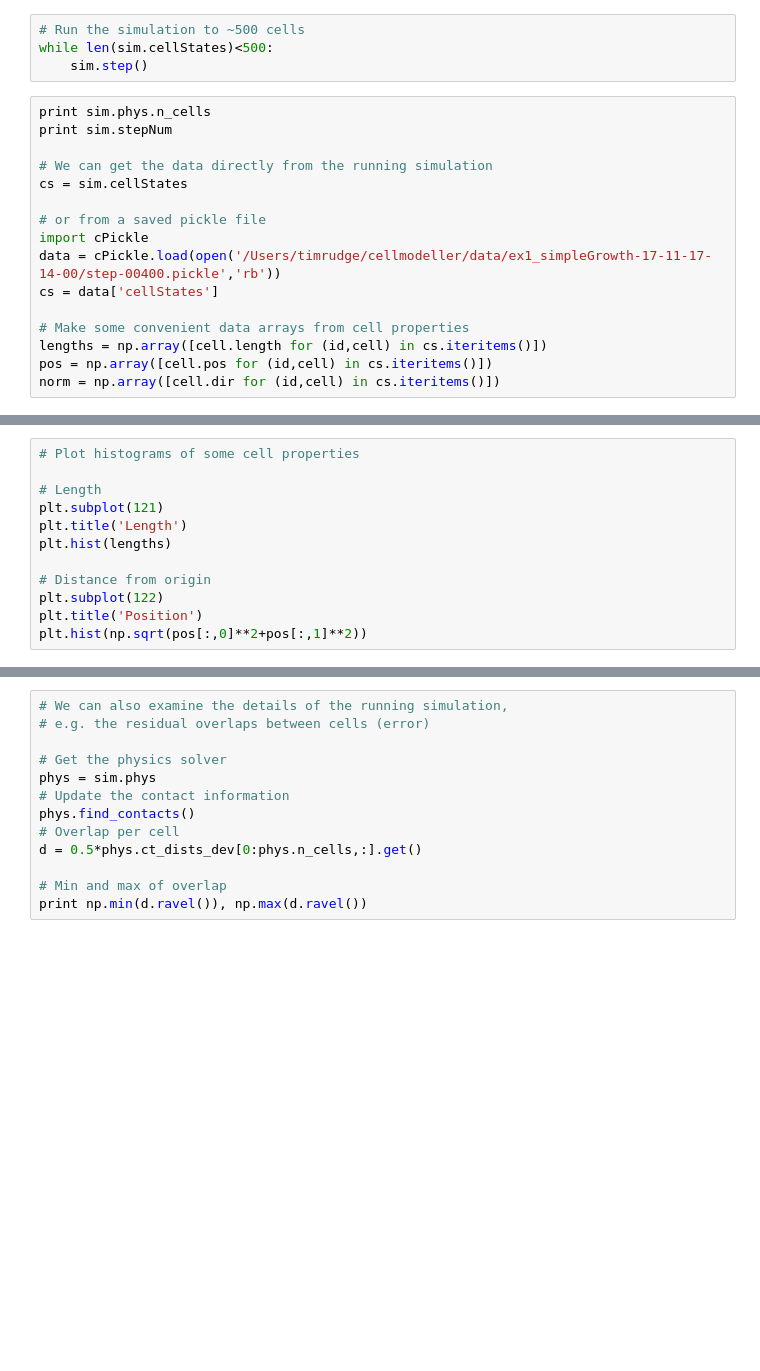
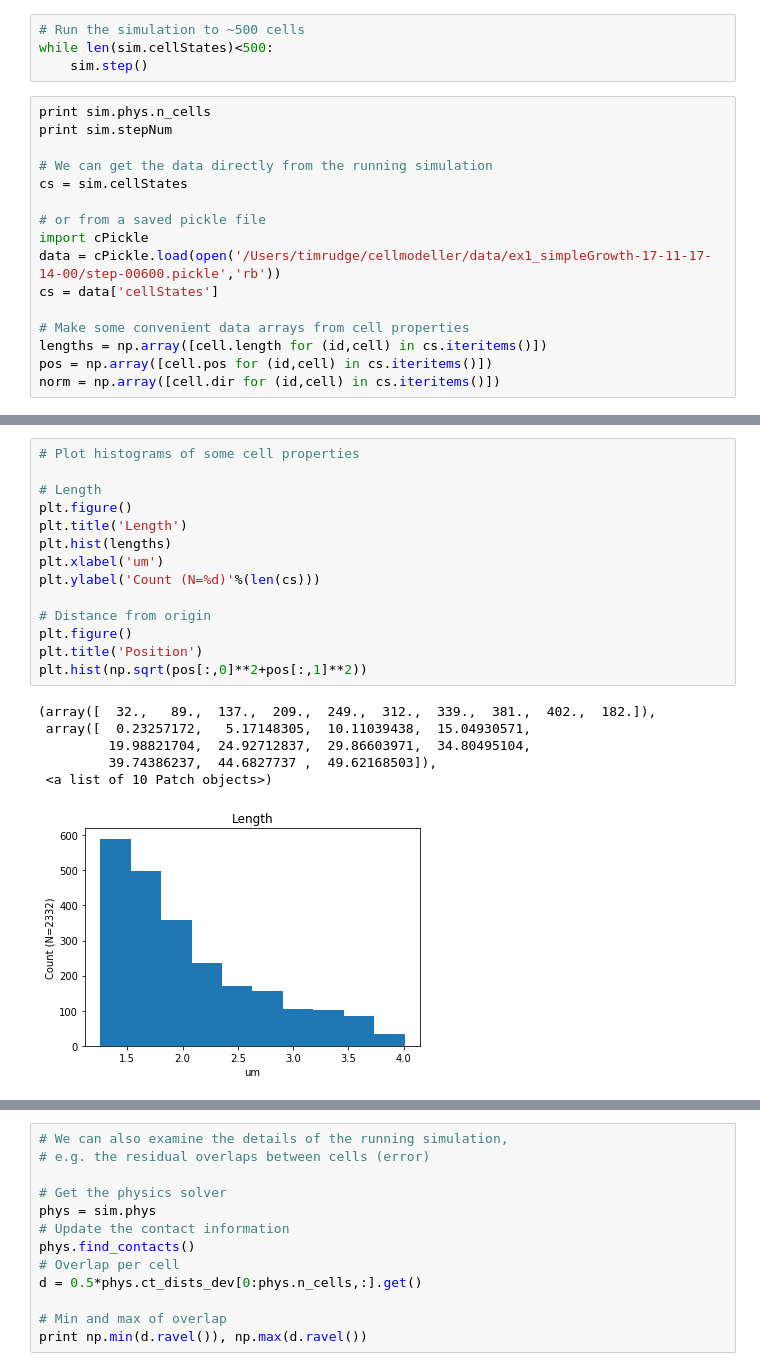
Before and after one commit to cellmodeller/CellModeller, a Jupyter notebook: Scripts/Analysis.ipynb, the cells around one changed output, grey strips where cells are left out. Saved outputs shown, nothing was run; the diff lists cells and outputs as text; blank space fills up the shorter version.

```diff
--- a/Scripts/Analysis.ipynb
+++ b/Scripts/Analysis.ipynb
@@ -18,7 +24,7 @@ cs = sim.cellStates
 
 # or from a saved pickle file
 import cPickle
-data = cPickle.load(open('/Users/timrudge/cellmodeller/data/ex1_simpleGrowth-17-11-17-14-00/step-00400.pickle','rb'))
+data = cPickle.load(open('/Users/timrudge/cellmodeller/data/ex1_simpleGrowth-17-11-17-14-00/step-00600.pickle','rb'))
 cs = data['cellStates']
 
 # Make some convenient data arrays from cell properties
@@ -38,12 +50,21 @@ plt.quiver(pos[:,0], pos[:,1], norm[:,0], norm[:,1])
 # %%
 # Plot histograms of some cell properties
 
 # Length
-plt.subplot(121)
+plt.figure()
 plt.title('Length')
 plt.hist(lengths)
+plt.xlabel('um')
+plt.ylabel('Count (N=%d)'%(len(cs)))
 
 # Distance from origin
-plt.subplot(122)
+plt.figure()
 plt.title('Position')
 plt.hist(np.sqrt(pos[:,0]**2+pos[:,1]**2))
+# %% [output]
+(array([  32.,   89.,  137.,  209.,  249.,  312.,  339.,  381.,  402.,  182.]),
+ array([  0.23257172,   5.17148305,  10.11039438,  15.04930571,
+         19.98821704,  24.92712837,  29.86603971,  34.80495104,
+         39.74386237,  44.6827737 ,  49.62168503]),
+ <a list of 10 Patch objects>)
+[figure, added]
```
Also changed, not shown: parts of 5 cells of this notebook.
